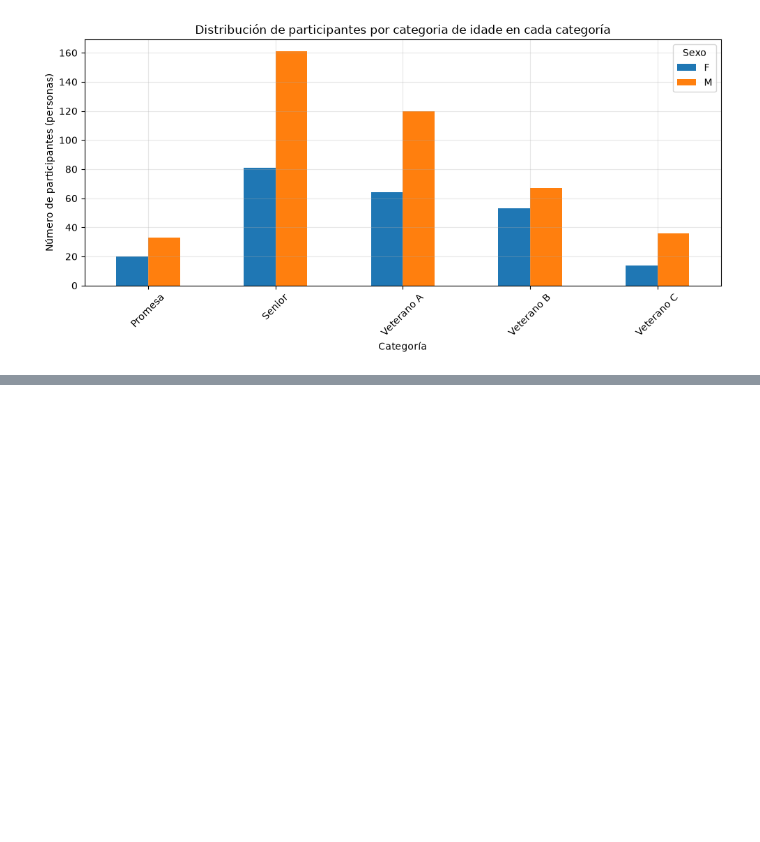
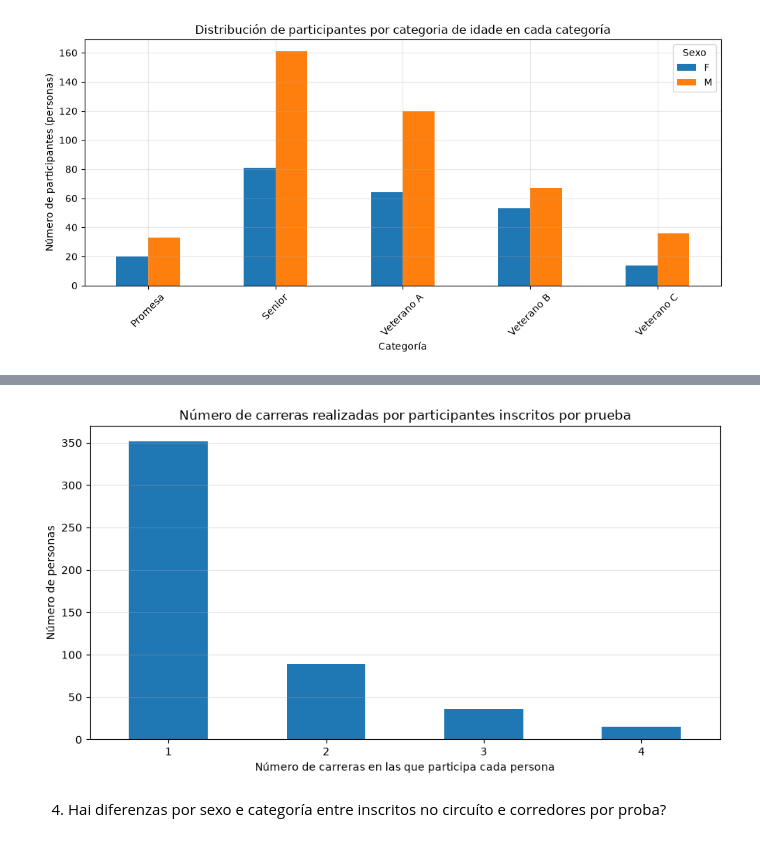
Before and after one commit to davidfernandowirtz/p2-coruna-corre, a Jupyter notebook: notebooks/04_analisis_base.ipynb, the cells around one changed output, grey strips where cells are left out. Saved outputs shown, nothing was run; the diff lists cells and outputs as text; code cells hidden in the pictures; blank space fills up the shorter version.

```diff
--- a/notebooks/04_analisis_base.ipynb
+++ b/notebooks/04_analisis_base.ipynb
@@ -130,0 +283,16 @@ plt.show()
+# %%
+distribucion = carreras_por_persona_prueba.value_counts().sort_index()
+
+distribucion.plot(kind="bar", figsize=(9, 5))
+
+plt.title("Número de carreras realizadas por participantes inscritos por prueba")
+plt.xlabel("Número de carreras en las que participa cada persona")
+plt.ylabel("Número de personas")
+plt.xticks(rotation=0)
+plt.grid(axis="y", alpha=0.3)
+plt.tight_layout()
+plt.show()
+# %% [output]
+[figure, added]
+# %% [markdown]
+4. Hai diferenzas por sexo e categoría entre inscritos no circuíto e corredores por proba?
```
Also changed, not shown: parts of 14 cells of this notebook.
